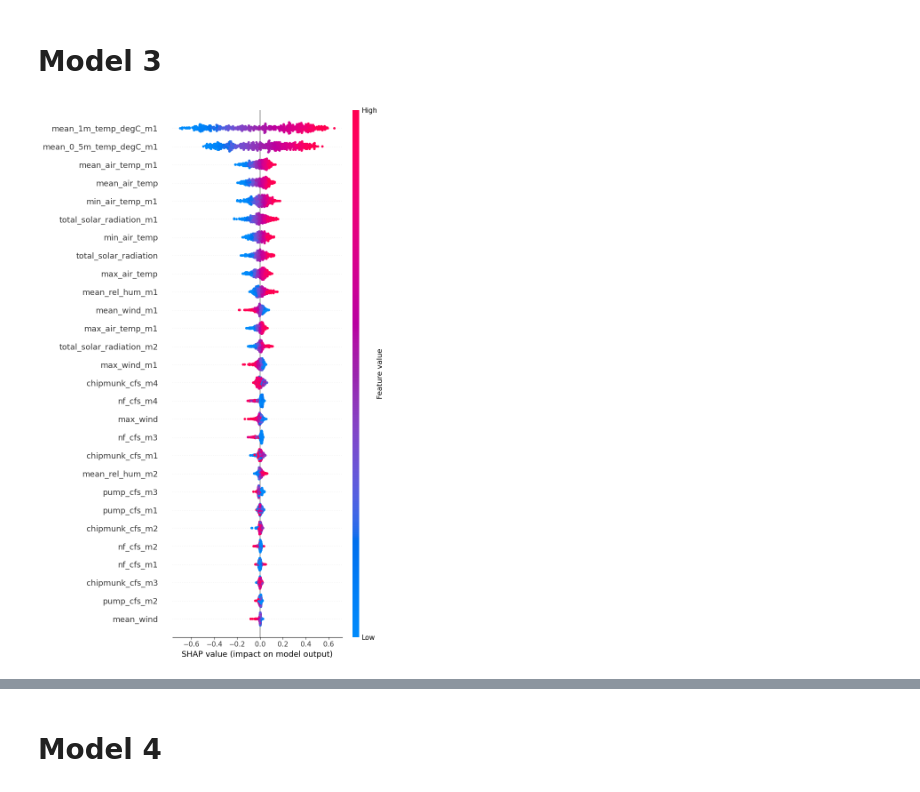
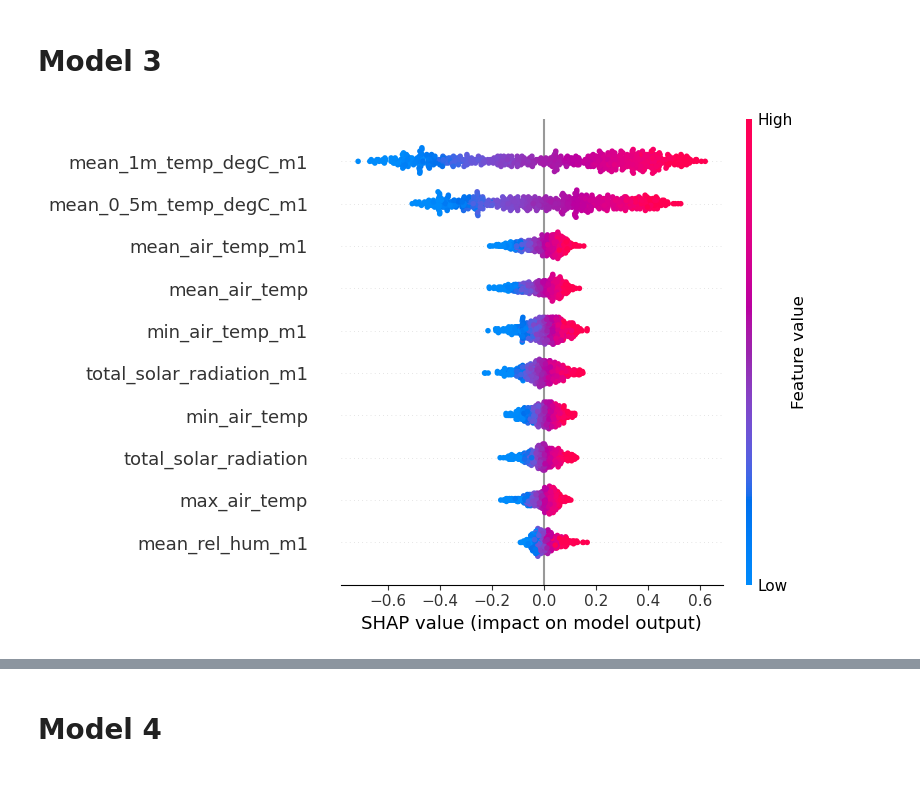
Before and after one commit to steeleb/TLS_DSS, a Jupyter notebook: model_submodule/model_dev/operational_model/_operational_five_ten_shap_2y.ipynb, the cells around one changed output, grey strips where cells are left out. Saved outputs shown, nothing was run; the diff lists cells and outputs as text; code cells hidden in the pictures.

```diff
--- a/model_submodule/model_dev/operational_model/_operational_five_ten_shap_2y.ipynb
+++ b/model_submodule/model_dev/operational_model/_operational_five_ten_shap_2y.ipynb
@@ -116,12 +116,12 @@ shap_values_3 = explainer_3.shap_values(features_3)
 # %%
 shap_3_1m = (shap.summary_plot(shap_values_3[:, :, 0],
                             pd.DataFrame.to_numpy(features_3),
-                            max_display=30,
+                            max_display=10,
                             feature_names = features_3.columns,
                             show=False)
 )
 # %% [output]
-[figure, old version]
+[figure, new version]
 # %%
 shap_3_int = (shap.summary_plot(shap_values_3[:, :, 1],
                             pd.DataFrame.to_numpy(features_3),
```
Also changed, not shown: parts of 7 cells of this notebook, 8 other files.
